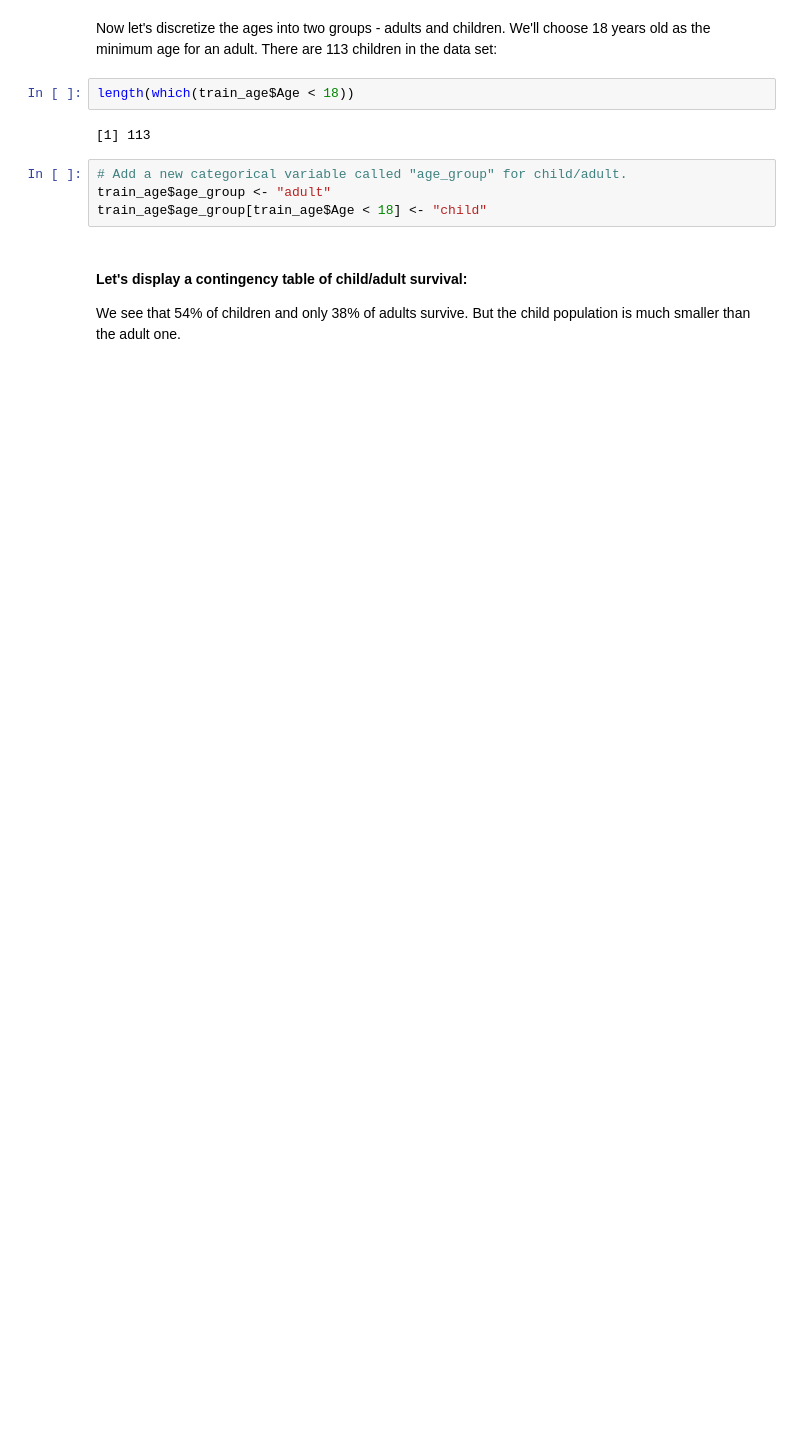
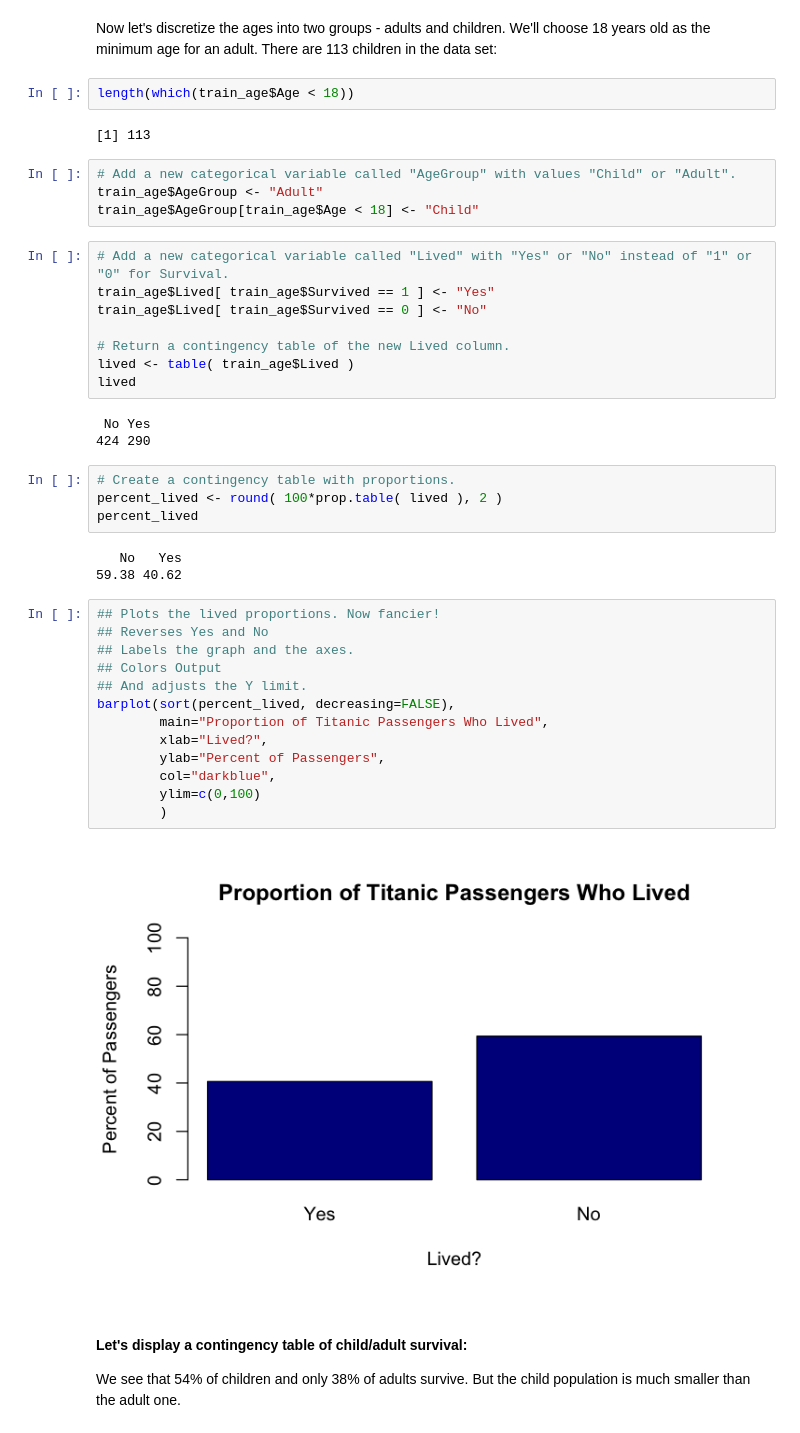
Before and after one commit to mepa/titanic-hypothesis-testing, a Jupyter notebook: 2016-08-18-TitanicHypothesisTesting-R.ipynb, the cells around one changed output. Drawn from its saved outputs; the diff is of its cells as text; blank space fills up the shorter version.

```diff
--- a/2016-08-18-TitanicHypothesisTesting-R.ipynb
+++ b/2016-08-18-TitanicHypothesisTesting-R.ipynb
@@ -213,9 +239,42 @@ length(which(train_age$Age < 18))
 # %% [output]
 [1] 113
 # %%
-# Add a new categorical variable called "age_group" for child/adult.
-train_age$age_group <- "adult"
-train_age$age_group[train_age$Age < 18] <- "child"
+# Add a new categorical variable called "AgeGroup" with values "Child" or "Adult".
+train_age$AgeGroup <- "Adult"
+train_age$AgeGroup[train_age$Age < 18] <- "Child"
+# %%
+# Add a new categorical variable called "Lived" with "Yes" or "No" instead of "1" or "0" for Survival.
+train_age$Lived[ train_age$Survived == 1 ] <- "Yes"
+train_age$Lived[ train_age$Survived == 0 ] <- "No"
+
+# Return a contingency table of the new Lived column.
+lived <- table( train_age$Lived )
+lived
+# %% [output]
+ No Yes
+424 290
+# %%
+# Create a contingency table with proportions.
+percent_lived <- round( 100*prop.table( lived ), 2 )
+percent_lived
+# %% [output]
+   No   Yes
+59.38 40.62
+# %%
+## Plots the lived proportions. Now fancier!
+## Reverses Yes and No
+## Labels the graph and the axes.
+## Colors Output
+## And adjusts the Y limit.
+barplot(sort(percent_lived, decreasing=FALSE),
+        main="Proportion of Titanic Passengers Who Lived",
+        xlab="Lived?",
+        ylab="Percent of Passengers",
+        col="darkblue",
+        ylim=c(0,100)
+        )
+# %% [output]
+[figure, added]
 # %% [markdown]
 #### Let's display a contingency table of child/adult survival:
 We see that 54% of children and only 38% of adults survive. But the child population is much smaller than the adult one.
```
Also changed, not shown: parts of 49 cells of this notebook.
